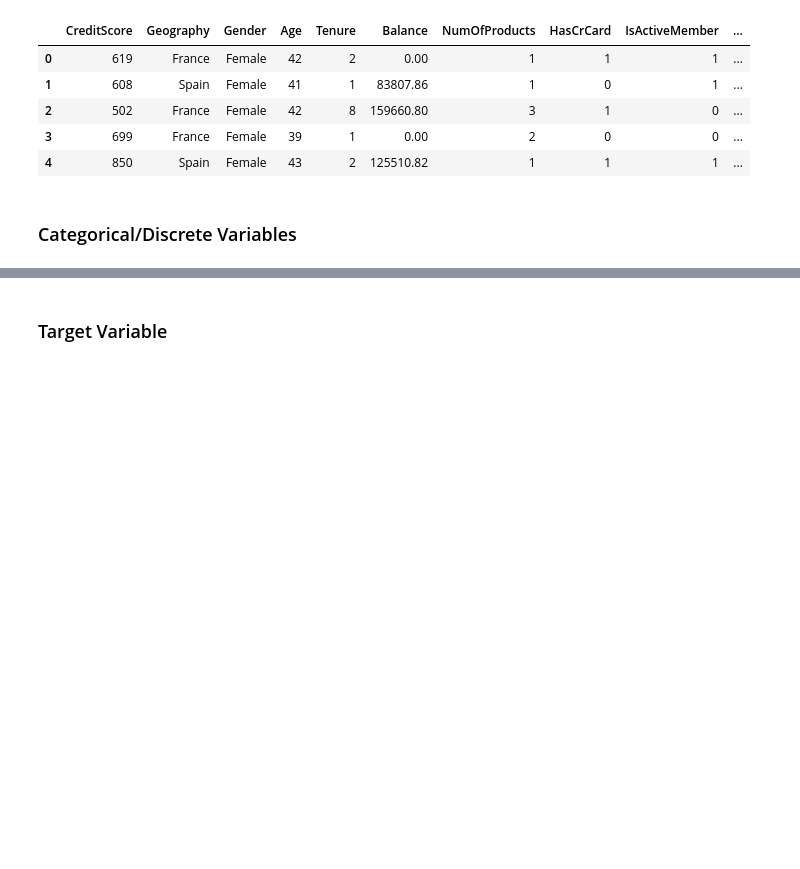
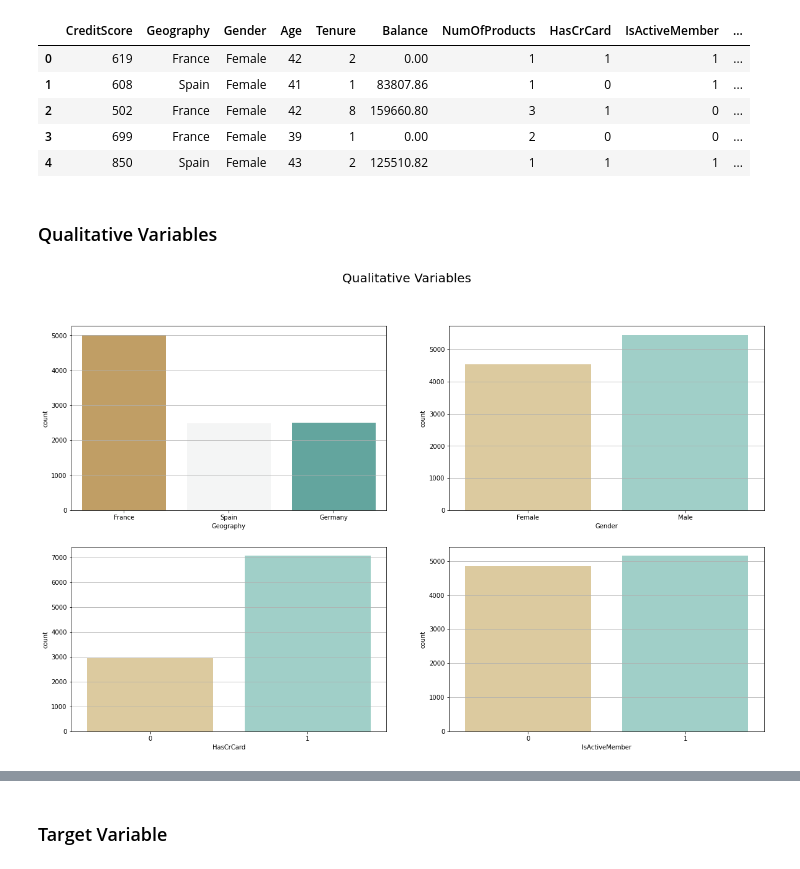
Before and after one commit to gperbone/Bank_Customer_Churn, a Jupyter notebook: bank_churn.ipynb, the cells around one changed output, grey strips where cells are left out. Cells and saved outputs as stored; diff of their text form; code cells hidden in the pictures; blank space fills up the shorter version.

```diff
--- a/bank_churn.ipynb
+++ b/bank_churn.ipynb
@@ -177,4 +177,24 @@ df_bank_churn.head()
 | 3 | 699 | France | Female | 39 | 1 | 0.00 | 2 | 0 | 0 | ... |
 | 4 | 850 | Spain | Female | 43 | 2 | 125510.82 | 1 | 1 | 1 | ... |
 # %% [markdown]
-### Categorical/Discrete Variables
+### Qualitative Variables
+# %%
+fig, ax = plt.subplots(2, 2, figsize=(20,12))
+
+sns.countplot(data=df_bank_churn, x='Geography', palette = 'BrBG', ax=ax[0,0])
+ax[0,0].grid(axis='y')
+
+sns.countplot(data=df_bank_churn, x='Gender', palette = 'BrBG', ax=ax[0,1])
+ax[0,1].grid(axis='y')
+
+sns.countplot(data=df_bank_churn, x='HasCrCard', palette = 'BrBG', ax=ax[1,0])
+ax[1,0].grid(axis='y')
+
+sns.countplot(data=df_bank_churn, x='IsActiveMember', palette = 'BrBG', ax=ax[1,1])
+ax[1,1].grid(axis='y')
+
+
+plt.suptitle('Qualitative Variables', fontsize=20)
+plt.show()
+# %% [output]
+[figure, added]
```
Also changed, not shown: parts of 54 cells of this notebook, 2 other files.
